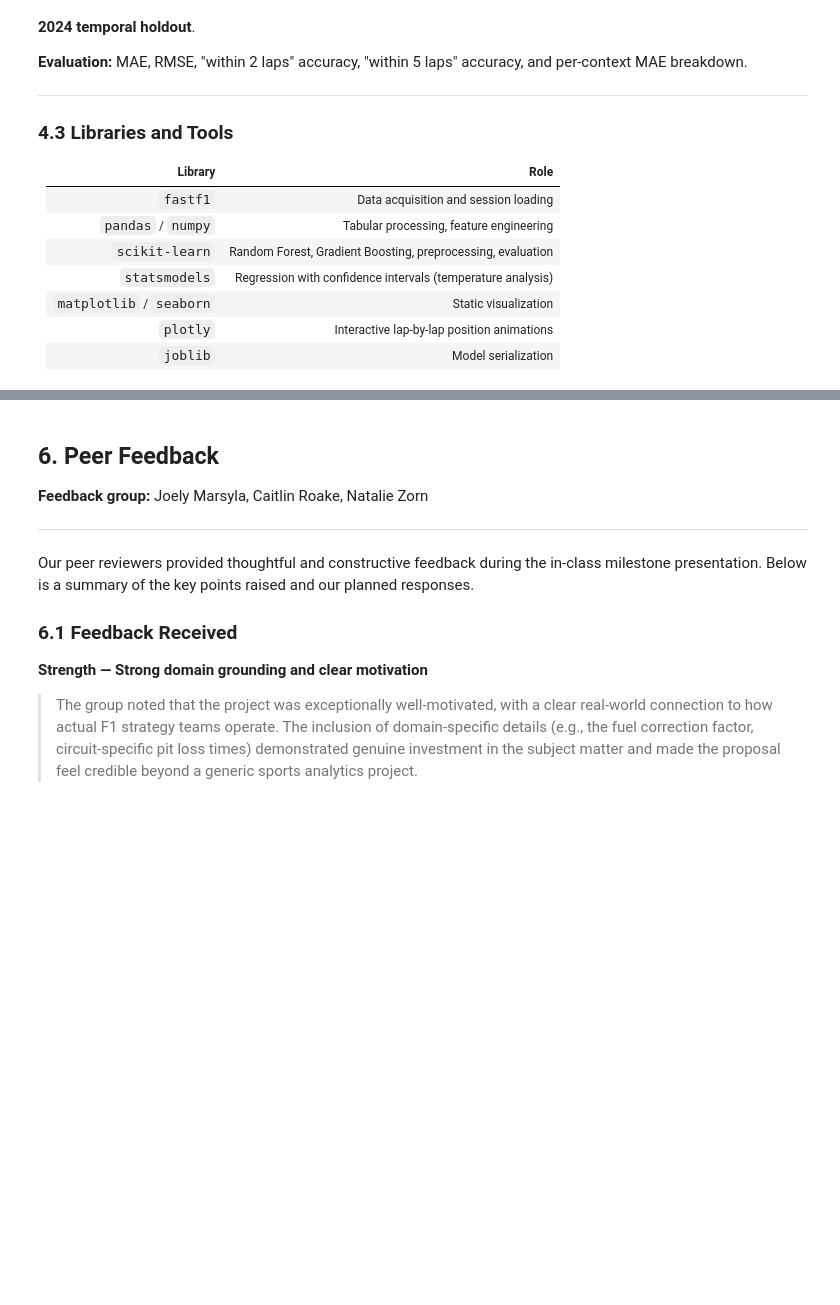
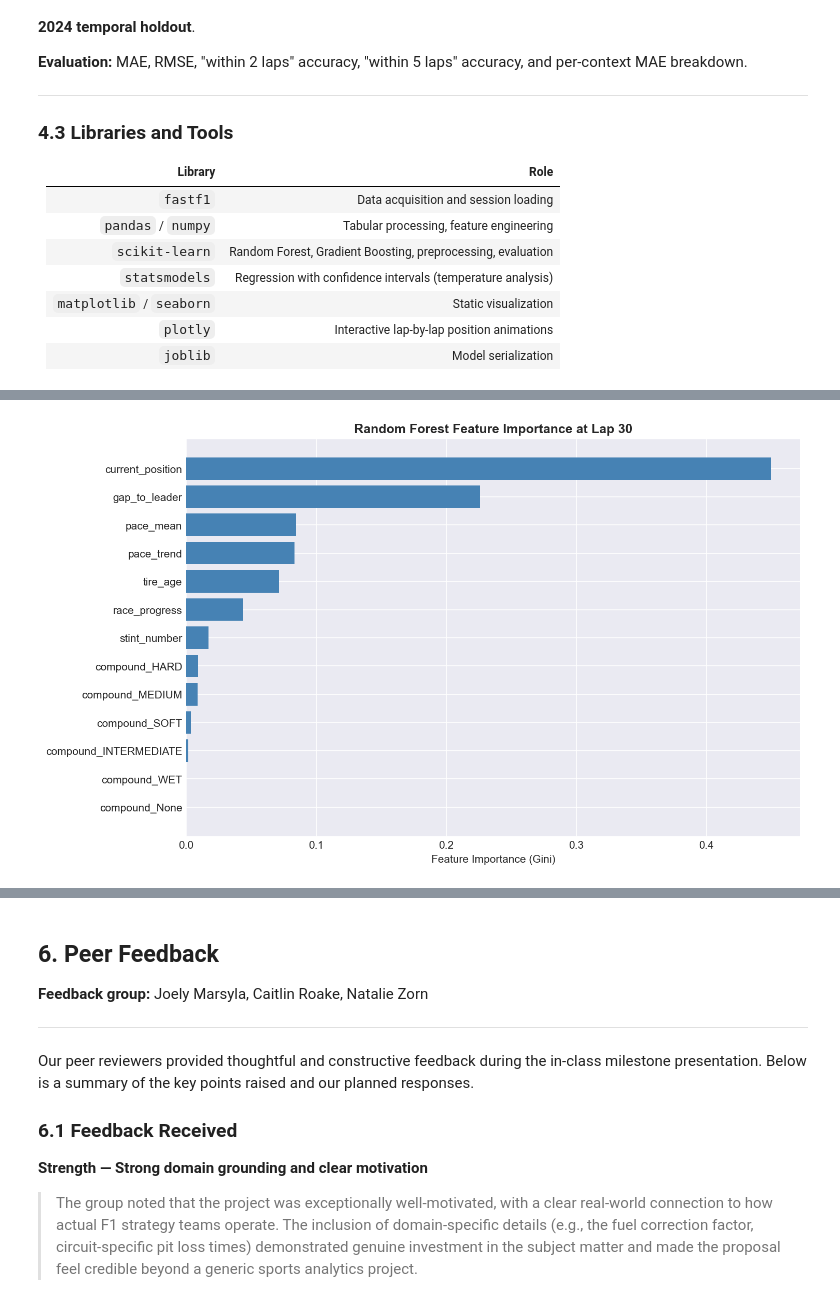
Before and after one commit to cooper-kerr/F1-Predictive-Analysis-Project, a Jupyter notebook: notebooks/01_milestone_report.ipynb, the cells around one changed output, grey strips where cells are left out. Saved outputs shown, nothing was run; the diff lists cells and outputs as text; code cells hidden in the pictures; blank space fills up the shorter version.

```diff
--- a/notebooks/01_milestone_report.ipynb
+++ b/notebooks/01_milestone_report.ipynb
@@ -2145,0 +226,4 @@ plt.show()
+# %%
+display(Image(str(FIGURES_DIR / 'position_importance.png')))
+# %% [output]
+[figure, added]
```
Also changed, not shown: parts of 46 cells of this notebook, 20 other files.
